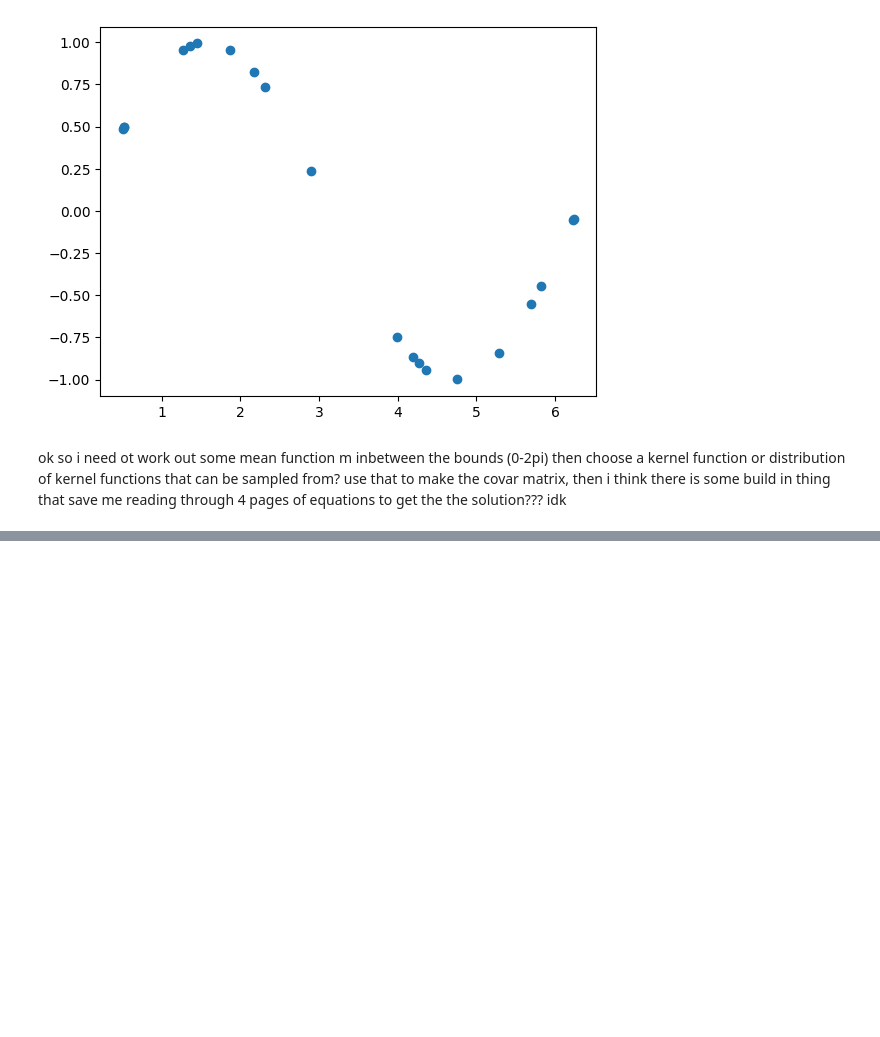
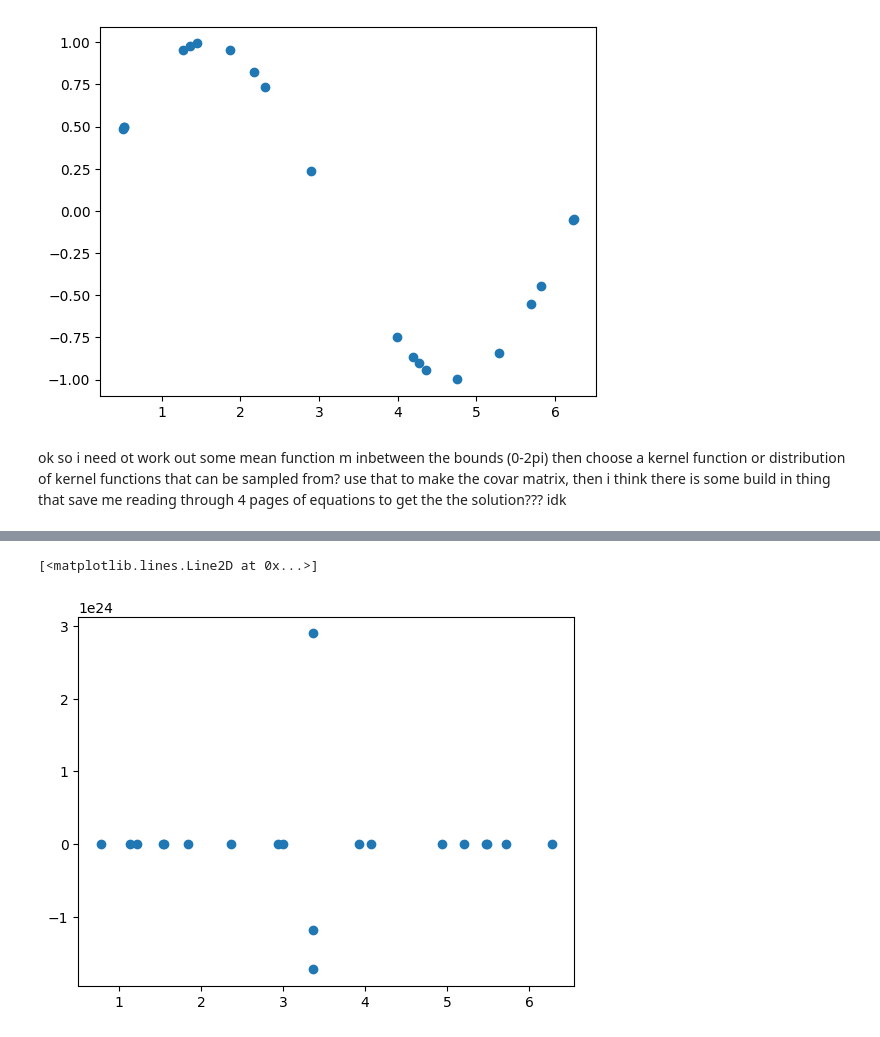
Before and after one commit to sean-parry/GaussianProcesses, a Jupyter notebook: GaussianProcesses.ipynb, the cells around one changed output, grey strips where cells are left out. Drawn from its saved outputs; the diff is of its cells as text; code cells hidden in the pictures; blank space fills up the shorter version.

```diff
--- a/GaussianProcesses.ipynb
+++ b/GaussianProcesses.ipynb
@@ -74,0 +159,7 @@ print(ans)'''
+# %%
+# also getting weird plots on X, y which is fine above
+# i guess i have messed up the dimensions
+plt.plot(X,y,'o')
+# %% [output]
+[<matplotlib.lines.Line2D at 0x...>]
+[figure, added]
```
Also changed, not shown: parts of 5 cells of this notebook.
